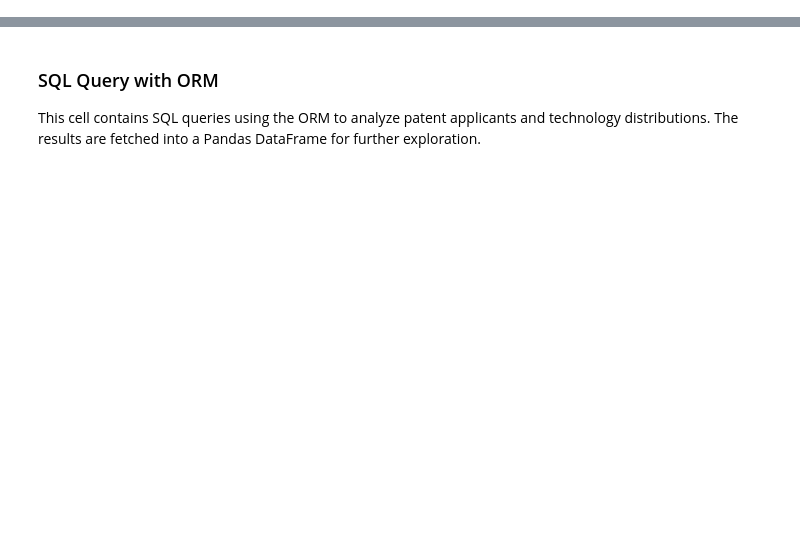
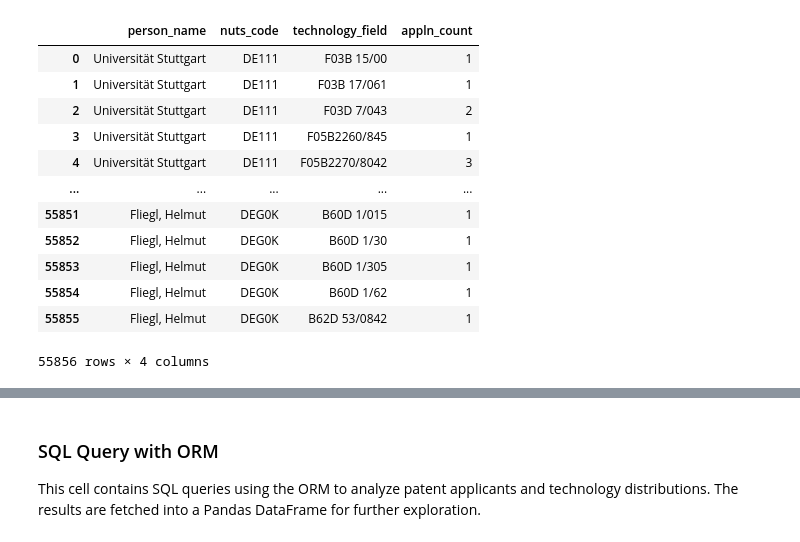
Before and after one commit to herrkrueger/mtc-patent-analytics, a Jupyter notebook: piznet/patstat_nuts_de_with_explanations.ipynb, the cells around one changed output, grey strips where cells are left out. Saved outputs shown, nothing was run; the diff lists cells and outputs as text; code cells hidden in the pictures; blank space fills up the shorter version.

```diff
--- a/piznet/patstat_nuts_de_with_explanations.ipynb
+++ b/piznet/patstat_nuts_de_with_explanations.ipynb
@@ -122,29 +143,40 @@ This cell imports the necessary libraries for data processing, SQL queries, and
 # %%
-# Import necessary libraries and modules
-from sqlalchemy import func
+# Query patent applicants and technology for NUTS level 3 in Germany
 
-# Define query
 q = db.query(
     TLS206_PERSON.person_name,
     TLS206_PERSON.nuts.label('nuts_code'),
     TLS224_APPLN_CPC.cpc_class_symbol.label('technology_field'),  # Adding CPC class as technology field
-    func.count(TLS201_APPLN.appln_id).label('appln_count')
-).select_from(TLS206_PERSON).\
+    func.count(TLS201_APPLN.appln_id).label('appln_count')).select_from(TLS206_PERSON).\
     join(TLS207_PERS_APPLN, TLS206_PERSON.person_id == TLS207_PERS_APPLN.person_id).\
     join(TLS201_APPLN, TLS207_PERS_APPLN.appln_id == TLS201_APPLN.appln_id).\
     join(TLS224_APPLN_CPC, TLS201_APPLN.appln_id == TLS224_APPLN_CPC.appln_id).\
     filter(
         TLS206_PERSON.nuts.startswith('DE'),   # Filter for Germany NUTS code
         TLS206_PERSON.nuts_level == 3          # Limit to NUTS level 3
     ).\
     group_by(
         TLS206_PERSON.nuts,
         TLS206_PERSON.person_name,
         TLS224_APPLN_CPC.cpc_class_symbol      # Group by CPC class as well
     ).\
     order_by(TLS206_PERSON.nuts)  # Sort by nuts_code
 # Convert to DataFrame for further processing and visualization
 
 df = patstat.df(q)
 
 df
+# %% [output]
+|  | person_name | nuts_code | technology_field | appln_count |
+| 0 | Universität Stuttgart | DE111 | F03B 15/00 | 1 |
+| 1 | Universität Stuttgart | DE111 | F03B 17/061 | 1 |
+| 2 | Universität Stuttgart | DE111 | F03D 7/043 | 2 |
+| 3 | Universität Stuttgart | DE111 | F05B2260/845 | 1 |
+| 4 | Universität Stuttgart | DE111 | F05B2270/8042 | 3 |
+| ... | ... | ... | ... | ... |
+| 55851 | Fliegl, Helmut | DEG0K | B60D 1/015 | 1 |
+| 55852 | Fliegl, Helmut | DEG0K | B60D 1/30 | 1 |
+| 55853 | Fliegl, Helmut | DEG0K | B60D 1/305 | 1 |
+| 55854 | Fliegl, Helmut | DEG0K | B60D 1/62 | 1 |
+| 55855 | Fliegl, Helmut | DEG0K | B62D 53/0842 | 1 |
+55856 rows × 4 columns
```
Also changed, not shown: parts of 28 cells of this notebook.
